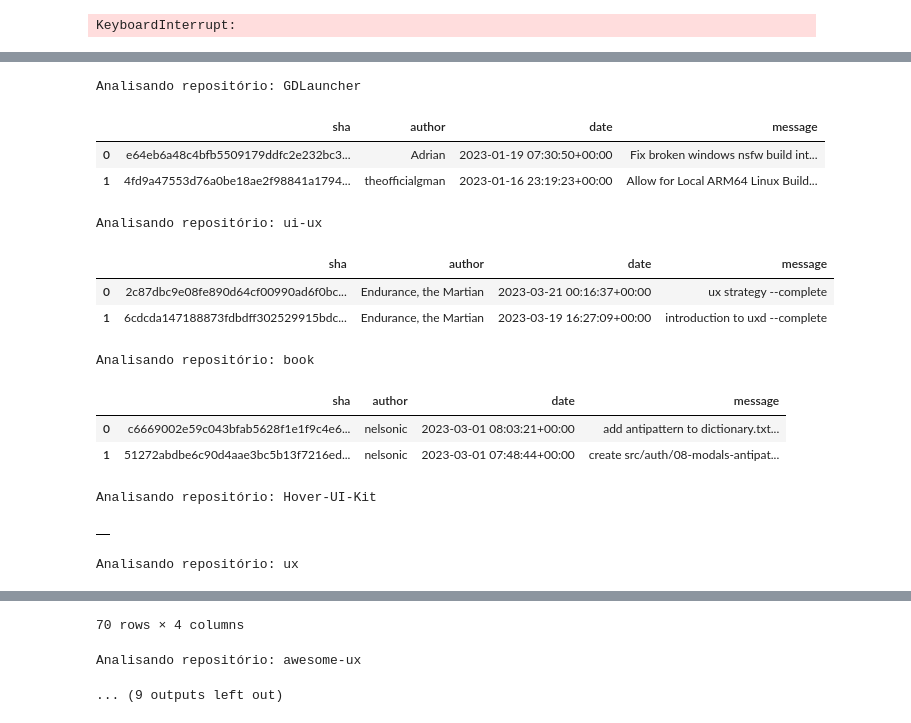
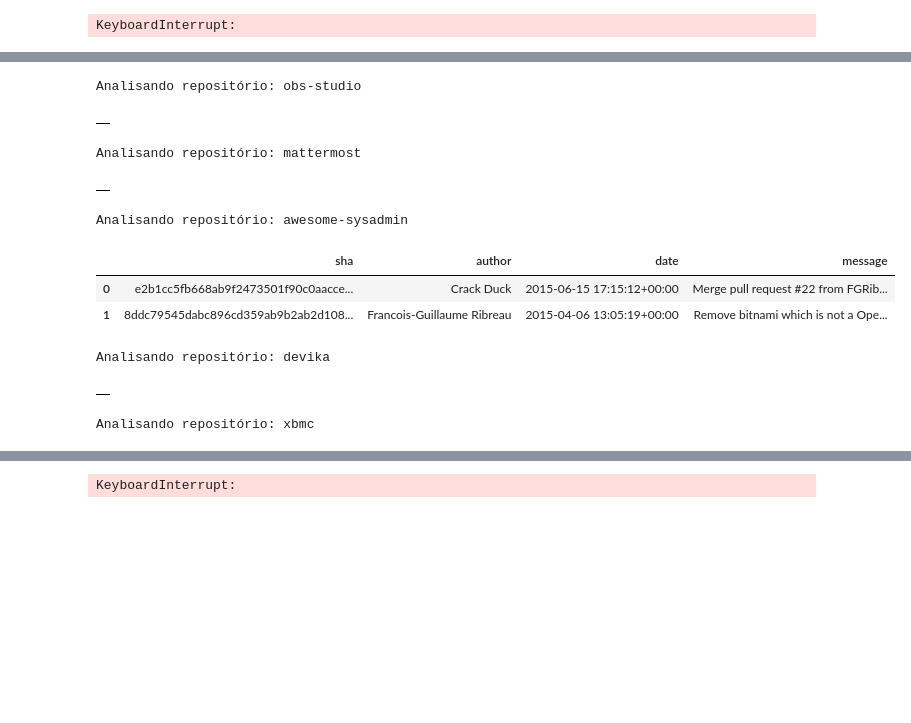
Before and after one commit to MatheusRodrigues-Dev/Mineracao-Repositorio, a Jupyter notebook: main.ipynb, the cells around one changed output, grey strips where cells are left out. Saved outputs shown, nothing was run; the diff lists cells and outputs as text; code cells hidden in the pictures; blank space fills up the shorter version.

Commit message:
first commit - party 3

```diff
--- a/main.ipynb
+++ b/main.ipynb
@@ -473,46 +473,42 @@ def search_repositories(query, max_repos=20):
     repositories = g.search_repositories(query=query, sort="stars", order="desc")
     return repositories[:max_repos]
 
 def analyze_commits(repo_name):
     """
     Analisa commits de um repositório específico relacionados à UX.
     """
     repo = g.get_repo(repo_name)
     commits = repo.get_commits()
 
     commits_data = []
     for commit in commits:
-        if "ux" in commit.commit.message.lower():
+        if "open source software" in commit.commit.message.lower():
             commits_data.append({
                 "sha": commit.sha,
                 "author": commit.commit.author.name,
                 "date": commit.commit.author.date,
                 "message": commit.commit.message
             })
 
     df = pd.DataFrame(commits_data)
     return df
 
 # Exemplo de uso
-repos = search_repositories("user experience UX", max_repos=10)
+repos = search_repositories("open source software", max_repos=10)
 
 for repo in repos:
     print(f"Analisando repositório: {repo.name}")
     df_commits = analyze_commits(repo.full_name)
     display(df_commits)
 # %% [output]
-Analisando repositório: GDLauncher
+Analisando repositório: obs-studio
-|  | sha | author | date | message |
-| 0 | e64eb6a48c4bfb5509179ddfc2e232bc3... | Adrian | 2023-01-19 07:30:50+00:00 | Fix broken windows nsfw build int... |
-| 1 | 4fd9a47553d76a0be18ae2f98841a1794... | theofficialgman | 2023-01-16 23:19:23+00:00 | Allow for Local ARM64 Linux Build... |
+|  |
-Analisando repositório: ui-ux
+Analisando repositório: mattermost
-|  | sha | author | date | message |
-| 0 | 2c87dbc9e08fe890d64cf00990ad6f0bc... | Endurance, the Martian | 2023-03-21 00:16:37+00:00 | ux strategy --complete |
-| 1 | 6cdcda147188873fdbdff302529915bdc... | Endurance, the Martian | 2023-03-19 16:27:09+00:00 | introduction to uxd --complete |
+|  |
-Analisando repositório: book
+Analisando repositório: awesome-sysadmin
 |  | sha | author | date | message |
-| 0 | c6669002e59c043bfab5628f1e1f9c4e6... | nelsonic | 2023-03-01 08:03:21+00:00 | add antipattern to dictionary.txt... |
-| 1 | 51272abdbe6c90d4aae3bc5b13f7216ed... | nelsonic | 2023-03-01 07:48:44+00:00 | create src/auth/08-modals-antipat... |
+| 0 | e2b1cc5fb668ab9f2473501f90c0aacce... | Crack Duck | 2015-06-15 17:15:12+00:00 | Merge pull request #22 from FGRib... |
+| 1 | 8ddc79545dabc896cd359ab9b2ab2d108... | Francois-Guillaume Ribreau | 2015-04-06 13:05:19+00:00 | Remove bitnami which is not a Ope... |
-Analisando repositório: Hover-UI-Kit
+Analisando repositório: devika
 |  |
-Analisando repositório: ux
+Analisando repositório: xbmc
@@ -531,3 +515 @@ Analisando repositório: ux
-70 rows × 4 columns
+KeyboardInterrupt:
-Analisando repositório: awesome-ux
-... (9 outputs left out)
```
Also changed, not shown: parts of 2 cells of this notebook.
